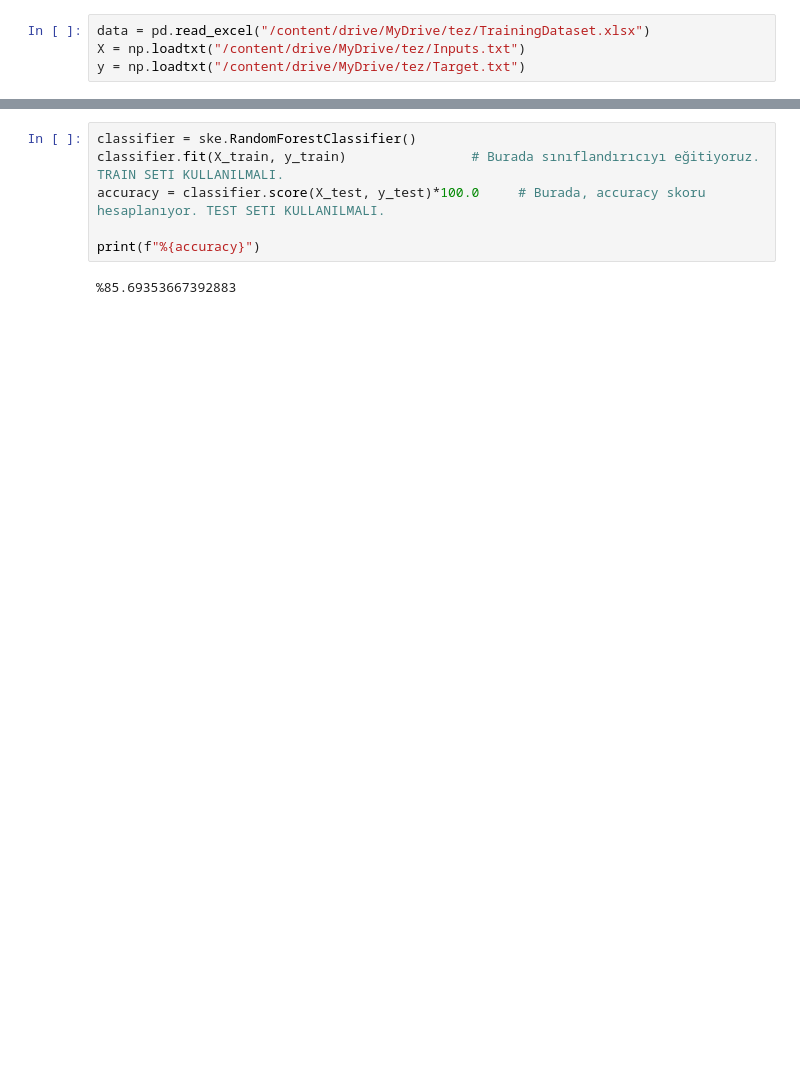
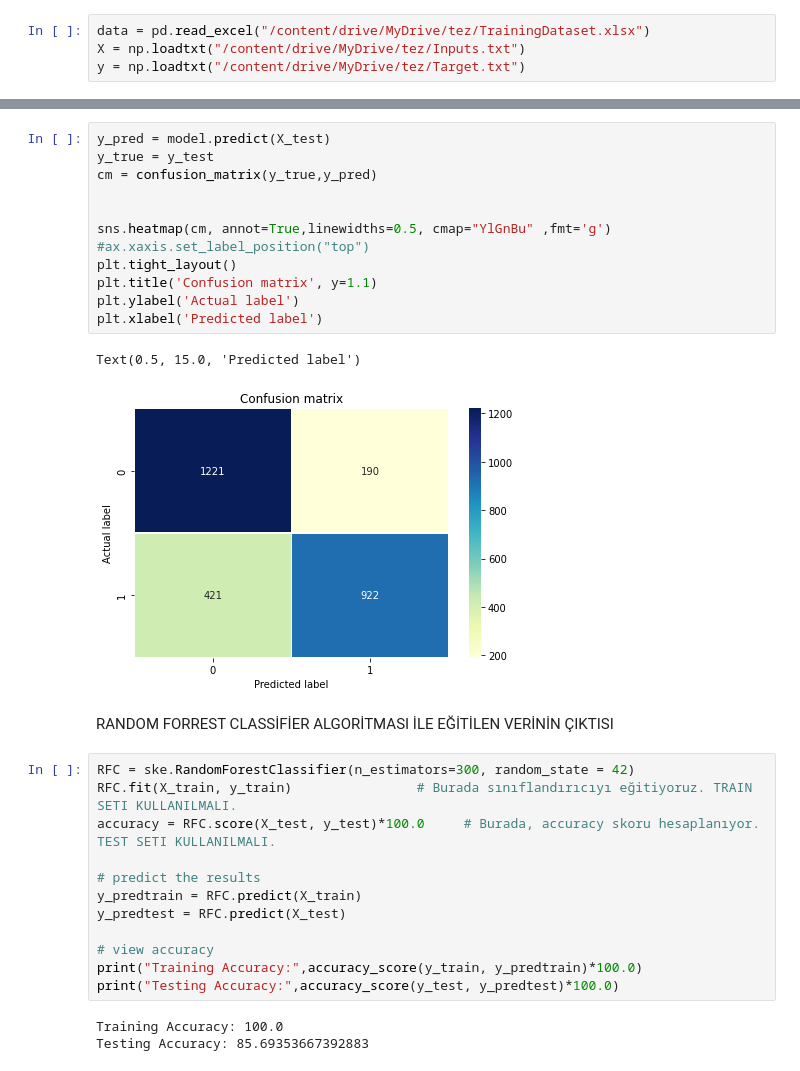
Before and after one commit to gulistanburtek/machine-learning, a Jupyter notebook: tez.ipynb, the cells around one changed output, grey strips where cells are left out. Cells and saved outputs as stored; diff of their text form; blank space fills up the shorter version.

```diff
--- a/tez.ipynb
+++ b/tez.ipynb
@@ -70,8 +107,32 @@ Confusion Matrix:
+# %%
+y_pred = model.predict(X_test)
+y_true = y_test
+cm = confusion_matrix(y_true,y_pred)
+
+
+sns.heatmap(cm, annot=True,linewidths=0.5, cmap="YlGnBu" ,fmt='g')
+#ax.xaxis.set_label_position("top")
+plt.tight_layout()
+plt.title('Confusion matrix', y=1.1)
+plt.ylabel('Actual label')
+plt.xlabel('Predicted label')
+# %% [output]
+Text(0.5, 15.0, 'Predicted label')
+[figure, added]
+# %% [markdown]
+RANDOM FORREST CLASSİFİER ALGORİTMASI İLE EĞİTİLEN VERİNİN ÇIKTISI
 # %%
-classifier = ske.RandomForestClassifier()
-classifier.fit(X_train, y_train)                # Burada sınıflandırıcıyı eğitiyoruz. TRAIN SETI KULLANILMALI.
-accuracy = classifier.score(X_test, y_test)*100.0     # Burada, accuracy skoru hesaplanıyor. TEST SETI KULLANILMALI.
+RFC = ske.RandomForestClassifier(n_estimators=300, random_state = 42)
+RFC.fit(X_train, y_train)                # Burada sınıflandırıcıyı eğitiyoruz. TRAIN SETI KULLANILMALI.
+accuracy = RFC.score(X_test, y_test)*100.0     # Burada, accuracy skoru hesaplanıyor. TEST SETI KULLANILMALI.
 
-print(f"%{accuracy}")
+# predict the results
+y_predtrain = RFC.predict(X_train)
+y_predtest = RFC.predict(X_test)
+
+# view accuracy
+print("Training Accuracy:",accuracy_score(y_train, y_predtrain)*100.0)
+print("Testing Accuracy:",accuracy_score(y_test, y_predtest)*100.0)
 # %% [output]
-%85.69353667392883
+Training Accuracy: 100.0
+Testing Accuracy: 85.69353667392883
```
Also changed, not shown: parts of 37 cells of this notebook.
